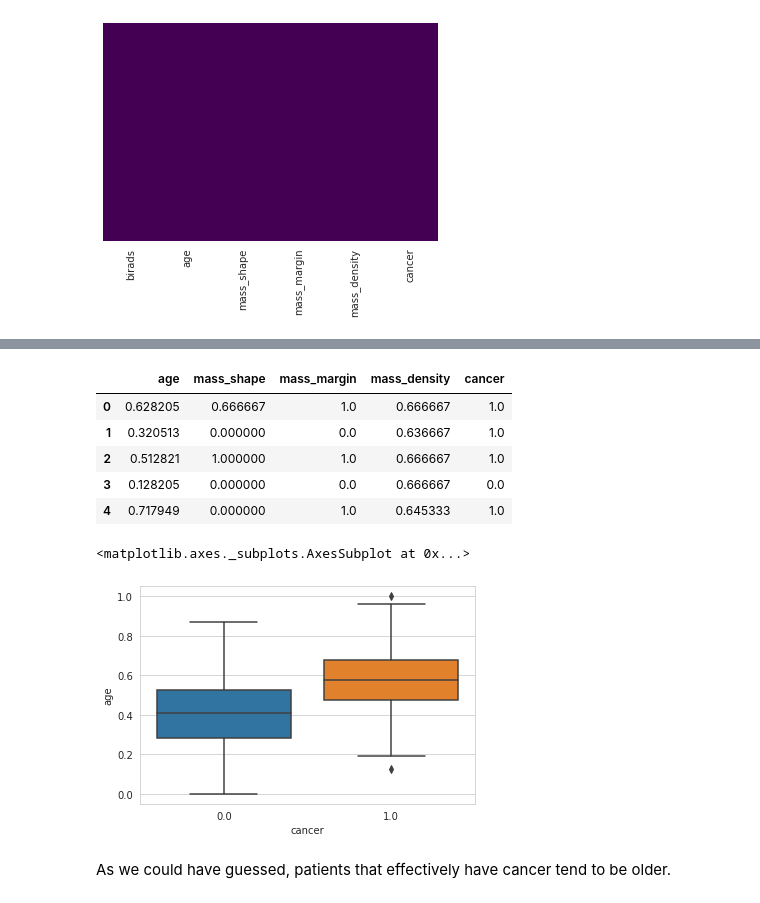
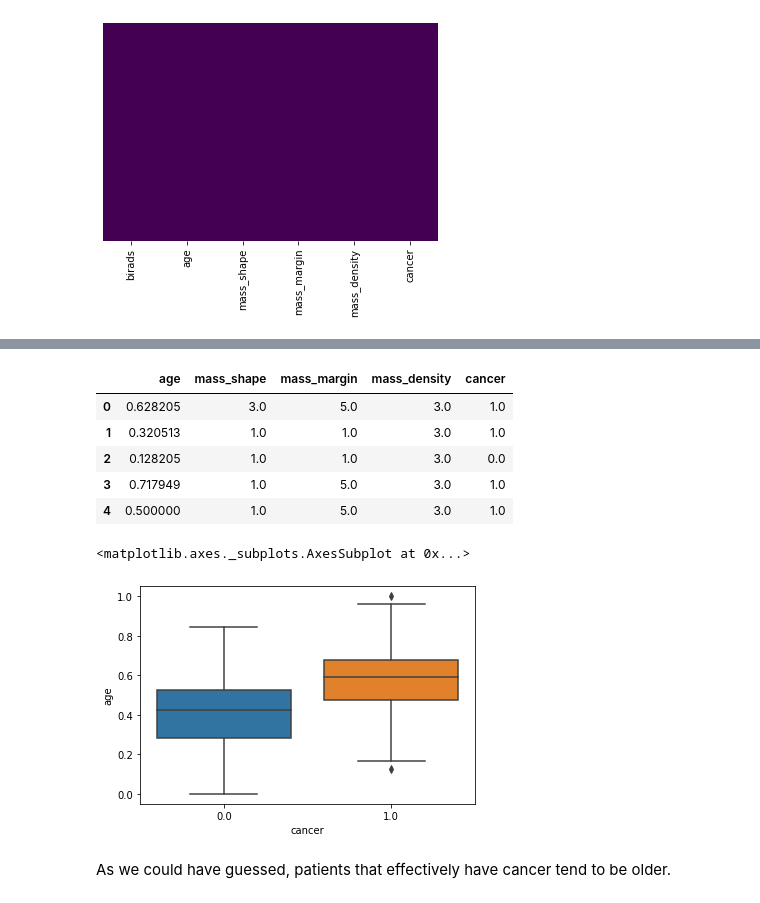
Before and after one commit to joseppinto/gann, a Jupyter notebook: src/data-preprocessing.ipynb, the cells around one changed output, grey strips where cells are left out. Cells and saved outputs as stored; diff of their text form; code cells hidden in the pictures.

```diff
--- a/src/data-preprocessing.ipynb
+++ b/src/data-preprocessing.ipynb
@@ -68,5 +68,13 @@ Int64Index([387, 298,  12,  48, 236, 452, 519, 227, 157, 113, 102, 707, 133,
            dtype='int64')
 # %%
+# Before we split the data, we have to scale it so that
+# There isn't a different value interval in train and test datasets
+# Since we are going to one-hot encode categorical data,
+# we only need to normalize one column (age)
+
+df['age'] -= df['age'].min()
+df['age'] /= df['age'].max()
+
 # We will separate the train/test before dealing with nul values
 # Because we don't want 'synthetic' values in the test dataset
 test_indices = df[df['cancer']==1].dropna().sample(40).index
@@ -100,5 +108,12 @@ from sklearn.impute import KNNImputer
 imputer = KNNImputer(n_neighbors=500, weights="uniform")
 train = pd.DataFrame(imputer.fit_transform(train.values), columns = train.columns)
 
+# Round impuited categorical values
+# (Needed cause we will one hot encode them)
+for c in ['mass_shape', 'mass_margin', 'mass_density']:
+    train[c] = train[c].round(0)
+
 sns.heatmap(train.isnull(), yticklabels=False,cbar=False,cmap='viridis')
+
+train.head()
 # %% [output]
@@ -107,37 +127,29 @@ sns.heatmap(train.isnull(), yticklabels=False,cbar=False,cmap='viridis')
 # %%
 # Now that we have dealt with the null and misintroduced values,
 # we can drop the BI-RADS column since we won't be using it
 # (even though it was useful to impute missing data)
 train.drop('birads', axis=1, inplace=True)
 test.drop('birads', axis=1, inplace=True)
 
 # Data is already balanced because of the rows we discarded when
 # we searched for misintroduced values
-# So all we have left to do is normalize data (so it is better
-# fit for use in neural networks)
-from  sklearn.preprocessing import MinMaxScaler
 
-ms = MinMaxScaler()
-train = pd.DataFrame(ms.fit_transform(train.values), columns=train.columns)
-
-ms = MinMaxScaler()
-test = pd.DataFrame(ms.fit_transform(test.values), columns=test.columns)
 
 train.head()
 # %% [output]
 |  | age | mass_shape | mass_margin | mass_density | cancer |
-| 0 | 0.628205 | 0.666667 | 1.0 | 0.666667 | 1.0 |
-| 1 | 0.320513 | 0.000000 | 0.0 | 0.636667 | 1.0 |
-| 2 | 0.512821 | 1.000000 | 1.0 | 0.666667 | 1.0 |
-| 3 | 0.128205 | 0.000000 | 0.0 | 0.666667 | 0.0 |
-| 4 | 0.717949 | 0.000000 | 1.0 | 0.645333 | 1.0 |
+| 0 | 0.628205 | 3.0 | 5.0 | 3.0 | 1.0 |
+| 1 | 0.320513 | 1.0 | 1.0 | 3.0 | 1.0 |
+| 2 | 0.128205 | 1.0 | 1.0 | 3.0 | 0.0 |
+| 3 | 0.717949 | 1.0 | 5.0 | 3.0 | 1.0 |
+| 4 | 0.500000 | 1.0 | 5.0 | 3.0 | 1.0 |
 # %%
 # Now let's take a closer at each feature individualy to see if
 # there's anything else we should deal with
 sns.boxplot(x='cancer', y='age', data=train)
 # %% [output]
 <matplotlib.axes._subplots.AxesSubplot at 0x...>
-[figure, old version]
+[figure, new version]
 # %% [markdown]
 As we could have guessed, patients that effectively have cancer tend to be older.
 # %%
```
Also changed, not shown: parts of 6 cells of this notebook, 7 other files.
